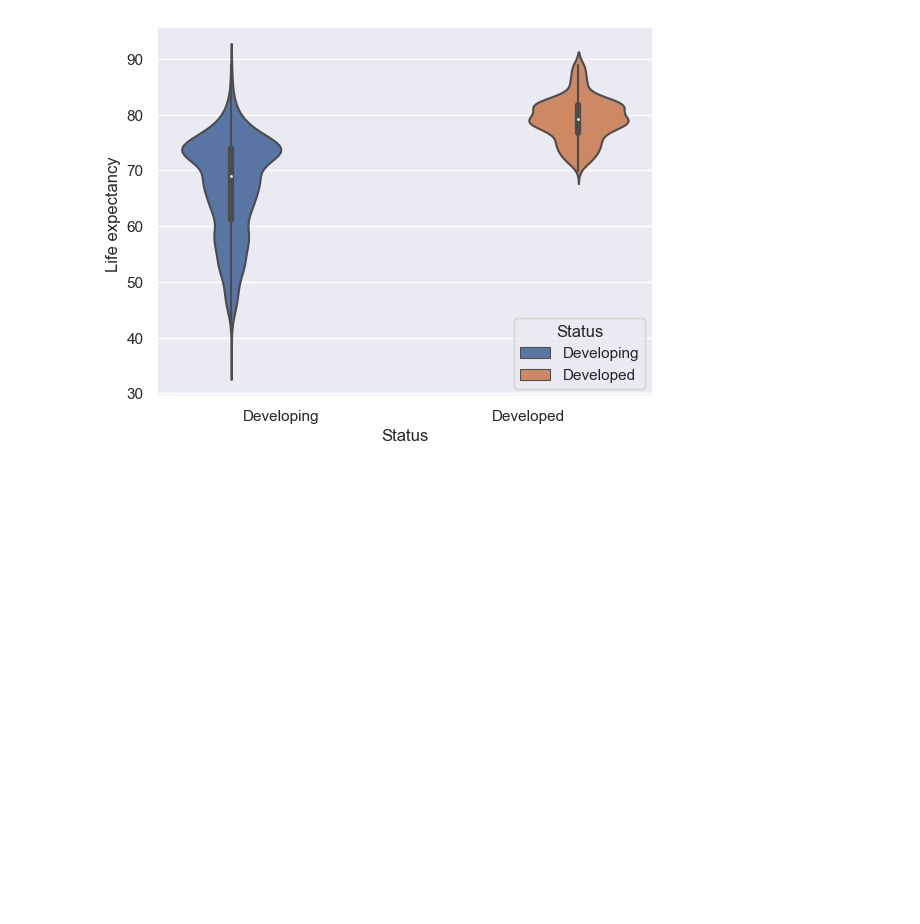
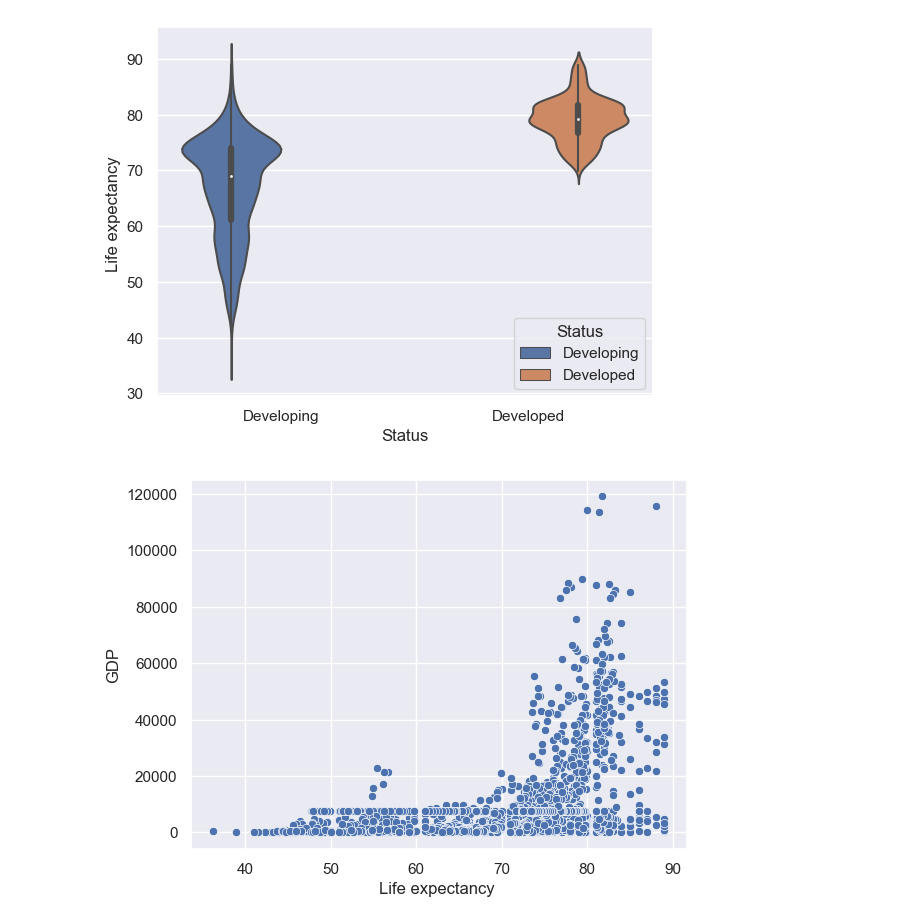
Before and after one commit to showmidelo/life-expectancy-WHO, a Jupyter notebook: project.ipynb, the cells around one changed output. Cells and saved outputs as stored; diff of their text form; code cells hidden in the pictures; blank space fills up the shorter version.

```diff
--- a/project.ipynb
+++ b/project.ipynb
@@ -244,3 +244,7 @@ sns.histplot(data = df["Life expectancy "]);
 sns.violinplot(data =df,x='Status',y='Life expectancy ',hue="Status");
 # %% [output]
 [figure]
+# %%
+sns.scatterplot(data=df,x = "Life expectancy ",y = "GDP");
+# %% [output]
+[figure, added]
```
Also changed, not shown: parts of 4 cells of this notebook.
